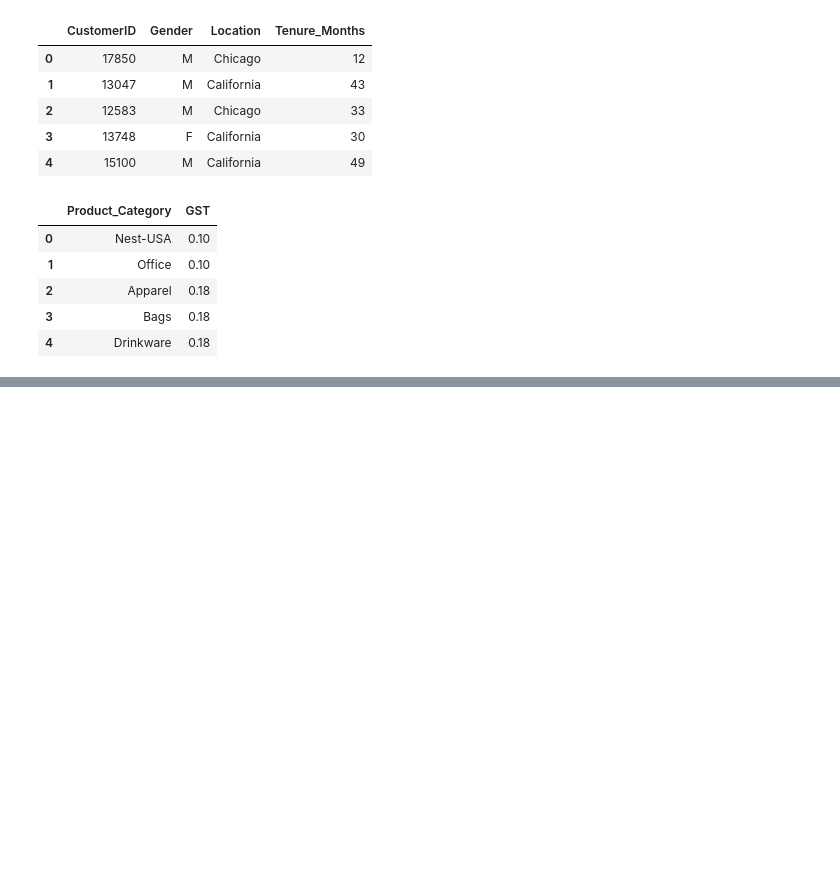
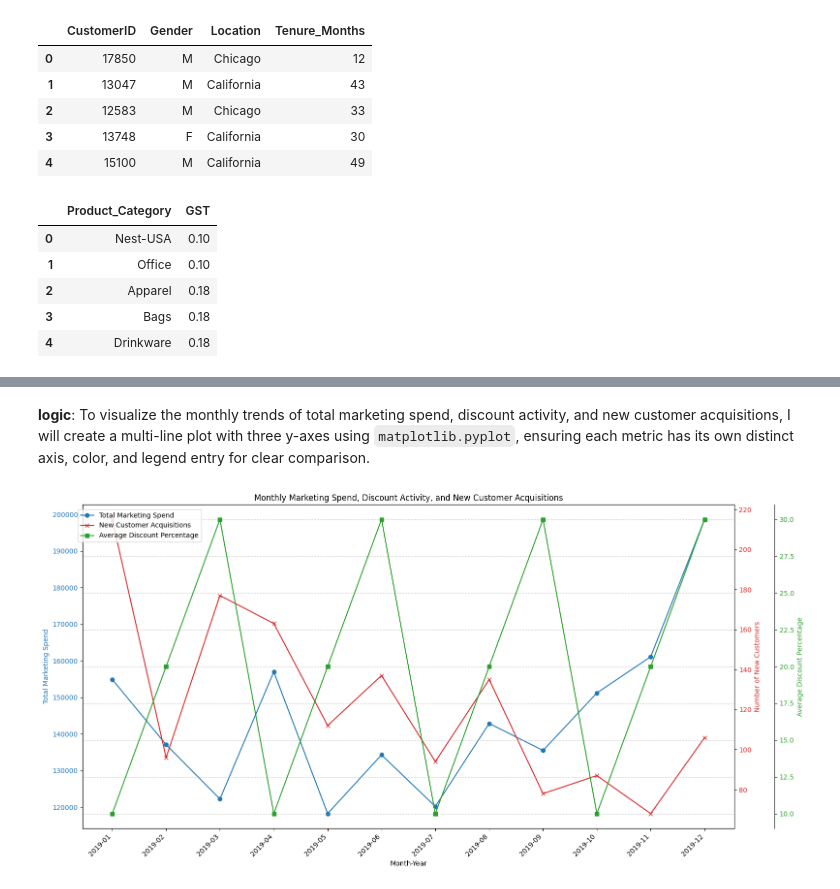
Before and after one commit to amiteshgautam/ag-grid-angular, a Jupyter notebook: E_commerce_Marketing_and_sales.ipynb, the cells around one changed output, grey strips where cells are left out. Cells and saved outputs as stored; diff of their text form; code cells hidden in the pictures; blank space fills up the shorter version.

```diff
--- a/E_commerce_Marketing_and_sales.ipynb
+++ b/E_commerce_Marketing_and_sales.ipynb
@@ -96,0 +313,5 @@ display(df_tax_amount.head())
+# %%
+# 3. Regenerate merged_df
+merged_df = pd.merge(monthly_marketing_spend, df_acquisition_counts, on='Month_Year', how='left')
+print('Combined Marketing Spend and Customer Acquisition Data (merged_df) regenerated:')
+display(merged_df.head())
@@ -96,0 +326,7 @@ display(df_tax_amount.head())
+# %%
+# 4. Regenerate monthly_discount_activity
+df_discount_coupon['Month_Year_Str'] = df_discount_coupon['Month'] + ' 2019'
+df_discount_coupon['Month_Year'] = pd.to_datetime(df_discount_coupon['Month_Year_Str'], format='%b %Y').dt.to_period('M')
+monthly_discount_activity = df_discount_coupon.groupby('Month_Year')['Discount_pct'].mean().reset_index()
+print('monthly_discount_activity regenerated (first 5 rows):')
+display(monthly_discount_activity.head())
@@ -96,0 +341,5 @@ display(df_tax_amount.head())
+# %%
+# 5. Regenerate final_merged_df
+final_merged_df = pd.merge(merged_df, monthly_discount_activity, on='Month_Year', how='left')
+print('Final Merged DataFrame with Marketing Spend, Customer Acquisitions, and Discount Activity (final_merged_df) regenerated:')
+display(final_merged_df.head())
@@ -96,0 +385,48 @@ display(df_tax_amount.head())
+# %% [markdown]
+**logic**:
+To visualize the monthly trends of total marketing spend, discount activity, and new customer acquisitions, I will create a multi-line plot with three y-axes using `matplotlib.pyplot`, ensuring each metric has its own distinct axis, color, and legend entry for clear comparison.
+# %%
+import matplotlib.pyplot as plt
+import matplotlib.ticker as mticker
+
+# Create a figure and a primary axes object
+fig, ax1 = plt.subplots(figsize=(16, 8))
+
+# Plot Total_Spend on the primary y-axis (ax1)
+ax1.plot(final_merged_df['Month_Year'].astype(str), final_merged_df['Spend'], color='tab:blue', marker='o', label='Total Marketing Spend')
+ax1.set_xlabel('Month-Year')
+ax1.set_ylabel('Total Marketing Spend', color='tab:blue')
+ax1.tick_params(axis='y', labelcolor='tab:blue')
+
+# Create a secondary y-axis (ax2) for New_Customers
+ax2 = ax1.twinx()
+ax2.plot(final_merged_df['Month_Year'].astype(str), final_merged_df['New_Customers'], color='tab:red', marker='x', label='New Customer Acquisitions')
+ax2.set_ylabel('Number of New Customers', color='tab:red')
+ax2.tick_params(axis='y', labelcolor='tab:red')
+
+# Create a third y-axis (ax3) for Discount_pct, offset from ax2
+ax3 = ax1.twinx()
+# Offset the right spine of ax3 to distinguish it from ax2
+ax3.spines['right'].set_position(('outward', 60))
+ax3.plot(final_merged_df['Month_Year'].astype(str), final_merged_df['Discount_pct'], color='tab:green', marker='s', label='Average Discount Percentage')
+ax3.set_ylabel('Average Discount Percentage', color='tab:green')
+ax3.tick_params(axis='y', labelcolor='tab:green')
+
+# Set title and legends
+plt.title('Monthly Marketing Spend, Discount Activity, and New Customer Acquisitions')
+
+# Combine legends from all axes
+handles1, labels1 = ax1.get_legend_handles_labels()
+handles2, labels2 = ax2.get_legend_handles_labels()
+handles3, labels3 = ax3.get_legend_handles_labels()
+fig.legend(handles1 + handles2 + handles3, labels1 + labels2 + labels3, loc='upper left', bbox_to_anchor=(0.05, 0.95))
+
+# Rotate x-axis labels for better readability
+ax1.set_xticks(range(len(final_merged_df['Month_Year'])))
+ax1.set_xticklabels(final_merged_df['Month_Year'].astype(str), rotation=45, ha='right')
+
+plt.grid(True, linestyle='--', alpha=0.7)
+fig.tight_layout() # Adjust layout to prevent labels from overlapping
+plt.show()
+# %% [output]
+[figure, added]
```
Also changed, not shown: parts of 217 cells of this notebook.
